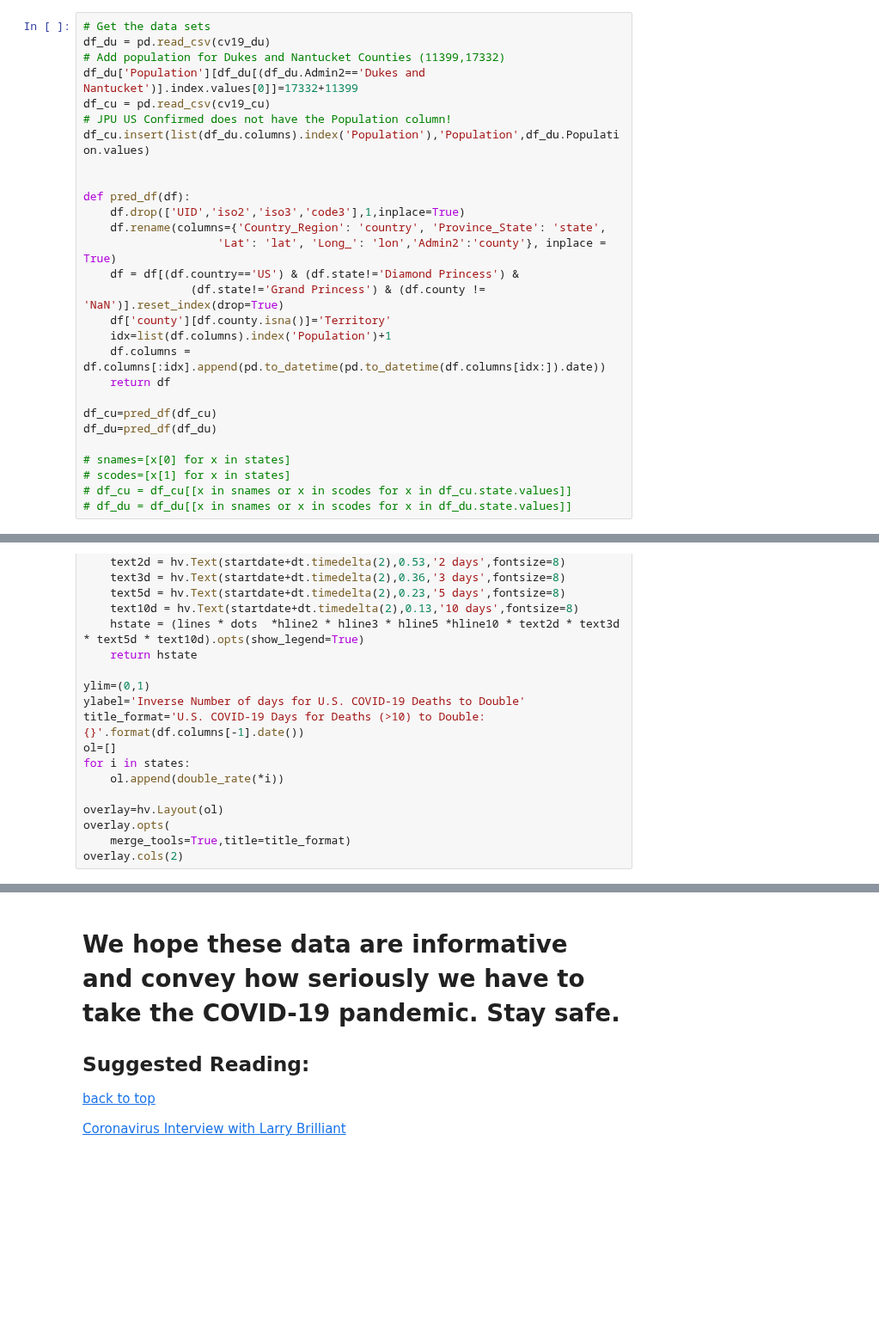
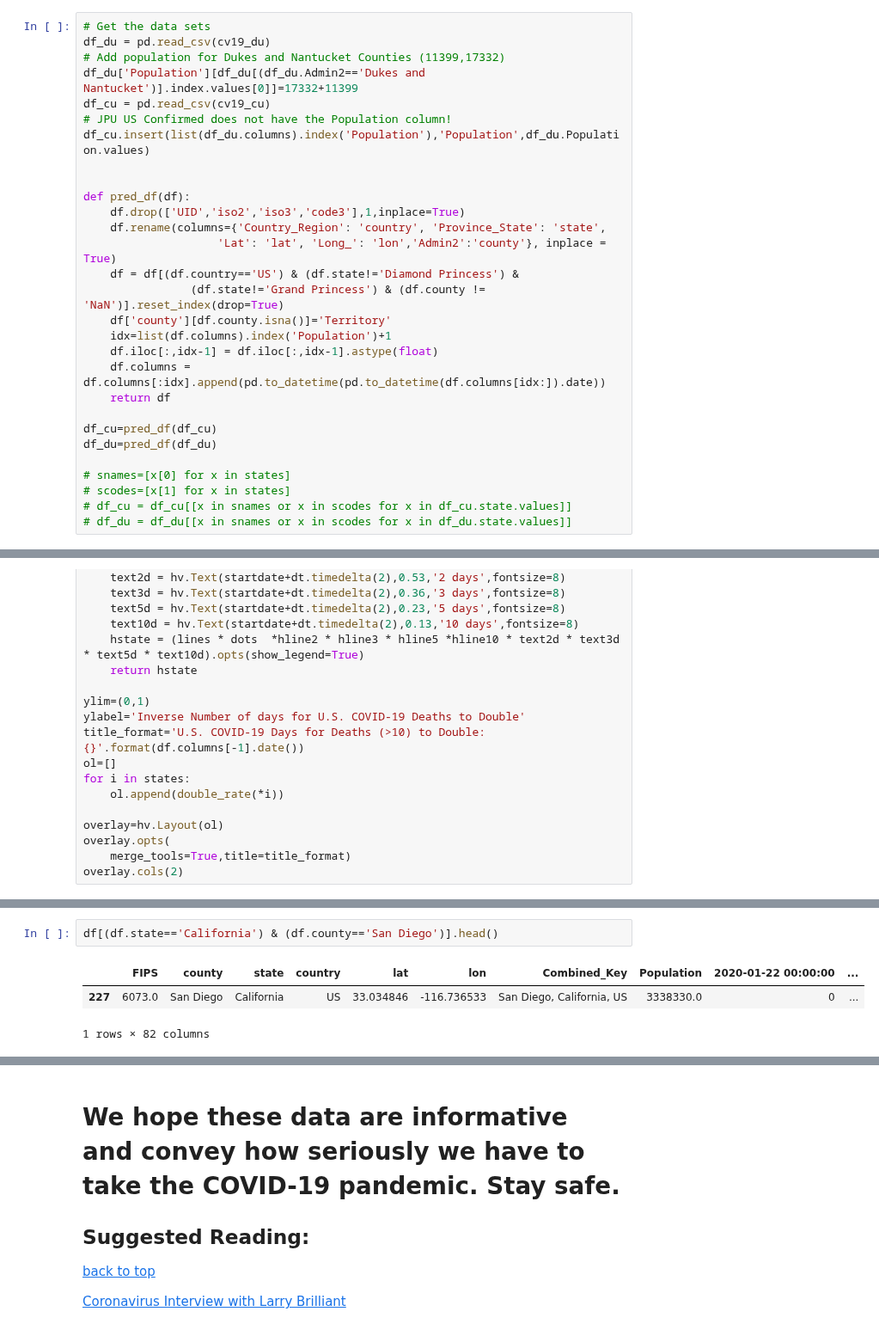
Before and after one commit to EarthBigData/covid19, a Jupyter notebook: dev_ebd_covid19_2.ipynb, the cells around one changed output, grey strips where cells are left out. Shown at 86% size. Cells and saved outputs as stored; diff of their text form; blank space fills up the shorter version.

```diff
--- a/dev_ebd_covid19_2.ipynb
+++ b/dev_ebd_covid19_2.ipynb
@@ -126,6 +155,7 @@ def pred_df(df):
                 (df.state!='Grand Princess') & (df.county != 'NaN')].reset_index(drop=True)
     df['county'][df.county.isna()]='Territory'
     idx=list(df.columns).index('Population')+1
+    df.iloc[:,idx-1] = df.iloc[:,idx-1].astype(float)
     df.columns = df.columns[:idx].append(pd.to_datetime(pd.to_datetime(df.columns[idx:]).date))
     return df
 
@@ -1511,0 +1636,6 @@ overlay.cols(2)
+# %%
+df[(df.state=='California') & (df.county=='San Diego')].head()
+# %% [output]
+|  | FIPS | county | state | country | lat | lon | Combined_Key | Population | 2020-01-22 00:00:00 | ... |
+| 227 | 6073.0 | San Diego | California | US | 33.034846 | -116.736533 | San Diego, California, US | 3338330.0 | 0 | ... |
+1 rows × 82 columns
```
Also changed, not shown: parts of 66 cells of this notebook, 2 other files.
